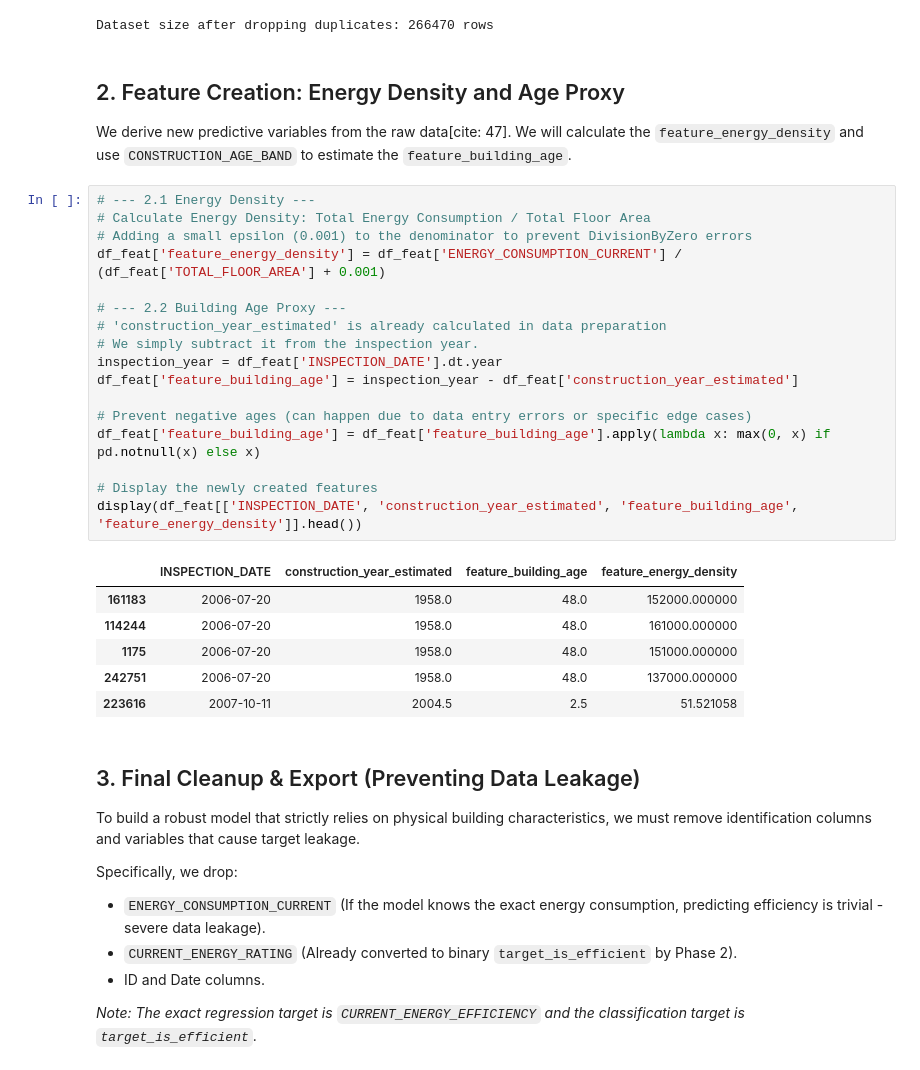
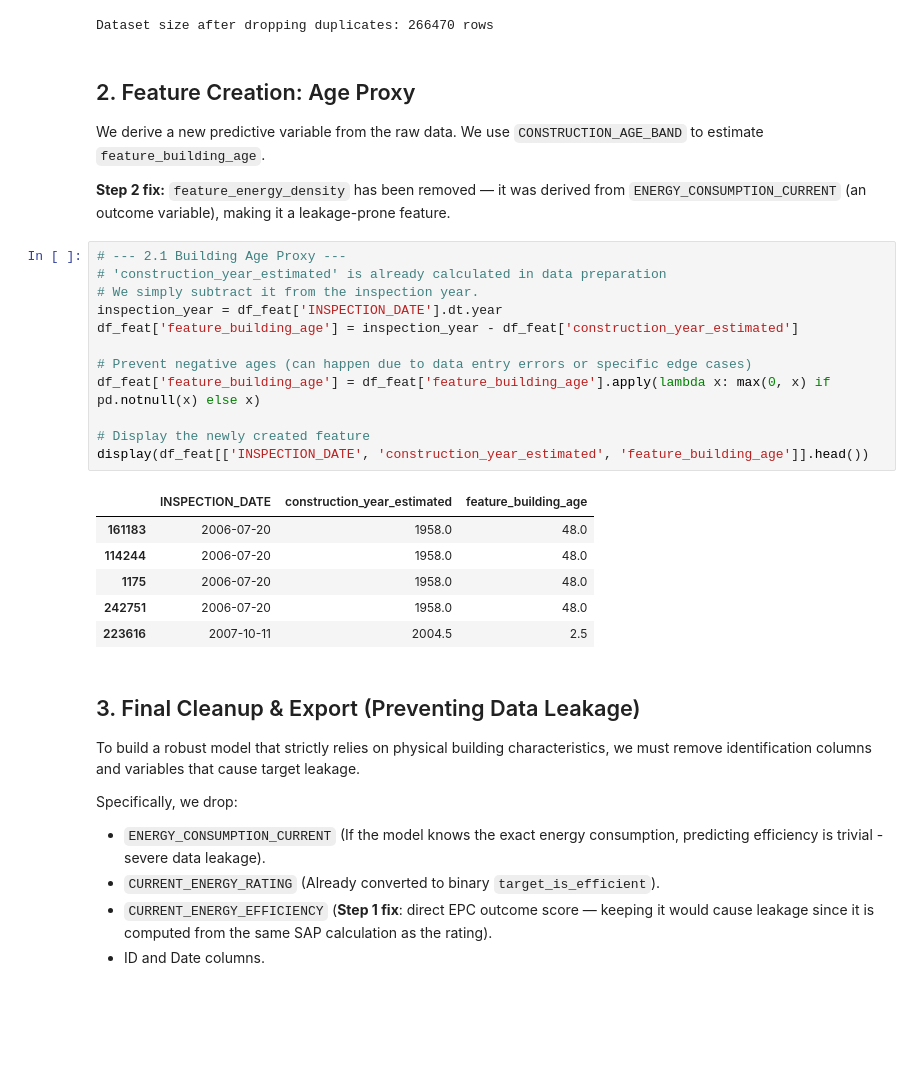
Before and after one commit to adamclerget/Project_data_mining_energy, a Jupyter notebook: 02_feature_engineering.ipynb, the cells around one changed output. Saved outputs shown, nothing was run; the diff lists cells and outputs as text; blank space fills up the shorter version.

```diff
--- a/02_feature_engineering.ipynb
+++ b/02_feature_engineering.ipynb
@@ -33,42 +33,38 @@ print(f"Dataset size after dropping duplicates: {len(df_feat)} rows")
 # %% [output]
 Dataset size after dropping duplicates: 266470 rows
 # %% [markdown]
-## 2. Feature Creation: Energy Density and Age Proxy
-We derive new predictive variables from the raw data[cite: 47]. We will calculate the `feature_energy_density` and use `CONSTRUCTION_AGE_BAND` to estimate the `feature_building_age`.
+## 2. Feature Creation: Age Proxy
+We derive a new predictive variable from the raw data. We use `CONSTRUCTION_AGE_BAND` to estimate `feature_building_age`.
+
+**Step 2 fix:** `feature_energy_density` has been removed — it was derived from `ENERGY_CONSUMPTION_CURRENT` (an outcome variable), making it a leakage-prone feature.
 # %%
-# --- 2.1 Energy Density ---
-# Calculate Energy Density: Total Energy Consumption / Total Floor Area
-# Adding a small epsilon (0.001) to the denominator to prevent DivisionByZero errors
-df_feat['feature_energy_density'] = df_feat['ENERGY_CONSUMPTION_CURRENT'] / (df_feat['TOTAL_FLOOR_AREA'] + 0.001)
-
-# --- 2.2 Building Age Proxy ---
+# --- 2.1 Building Age Proxy ---
 # 'construction_year_estimated' is already calculated in data preparation
 # We simply subtract it from the inspection year.
 inspection_year = df_feat['INSPECTION_DATE'].dt.year
 df_feat['feature_building_age'] = inspection_year - df_feat['construction_year_estimated']
 
 # Prevent negative ages (can happen due to data entry errors or specific edge cases)
 df_feat['feature_building_age'] = df_feat['feature_building_age'].apply(lambda x: max(0, x) if pd.notnull(x) else x)
 
-# Display the newly created features
-display(df_feat[['INSPECTION_DATE', 'construction_year_estimated', 'feature_building_age', 'feature_energy_density']].head())
+# Display the newly created feature
+display(df_feat[['INSPECTION_DATE', 'construction_year_estimated', 'feature_building_age']].head())
 # %% [output]
-|  | INSPECTION_DATE | construction_year_estimated | feature_building_age | feature_energy_density |
-| 161183 | 2006-07-20 | 1958.0 | 48.0 | 152000.000000 |
-| 114244 | 2006-07-20 | 1958.0 | 48.0 | 161000.000000 |
-| 1175 | 2006-07-20 | 1958.0 | 48.0 | 151000.000000 |
-| 242751 | 2006-07-20 | 1958.0 | 48.0 | 137000.000000 |
-| 223616 | 2007-10-11 | 2004.5 | 2.5 | 51.521058 |
+|  | INSPECTION_DATE | construction_year_estimated | feature_building_age |
+| 161183 | 2006-07-20 | 1958.0 | 48.0 |
+| 114244 | 2006-07-20 | 1958.0 | 48.0 |
+| 1175 | 2006-07-20 | 1958.0 | 48.0 |
+| 242751 | 2006-07-20 | 1958.0 | 48.0 |
+| 223616 | 2007-10-11 | 2004.5 | 2.5 |
 # %% [markdown]
 ## 3. Final Cleanup & Export (Preventing Data Leakage)
 To build a robust model that strictly relies on physical building characteristics, we must remove identification columns and variables that cause target leakage.
 
 Specifically, we drop:
 * `ENERGY_CONSUMPTION_CURRENT` (If the model knows the exact energy consumption, predicting efficiency is trivial - severe data leakage).
-* `CURRENT_ENERGY_RATING` (Already converted to binary `target_is_efficient` by Phase 2).
+* `CURRENT_ENERGY_RATING` (Already converted to binary `target_is_efficient`).
+* `CURRENT_ENERGY_EFFICIENCY` (**Step 1 fix**: direct EPC outcome score — keeping it would cause leakage since it is computed from the same SAP calculation as the rating).
 * ID and Date columns.
-
-*Note: The exact regression target is `CURRENT_ENERGY_EFFICIENCY` and the classification target is `target_is_efficient`.*
 # %%
 # Drop columns that cause leakage or are just non-predictive IDs
 cols_to_drop_final = [
```
Also changed, not shown: parts of 1 cell of this notebook, 2 other files.
